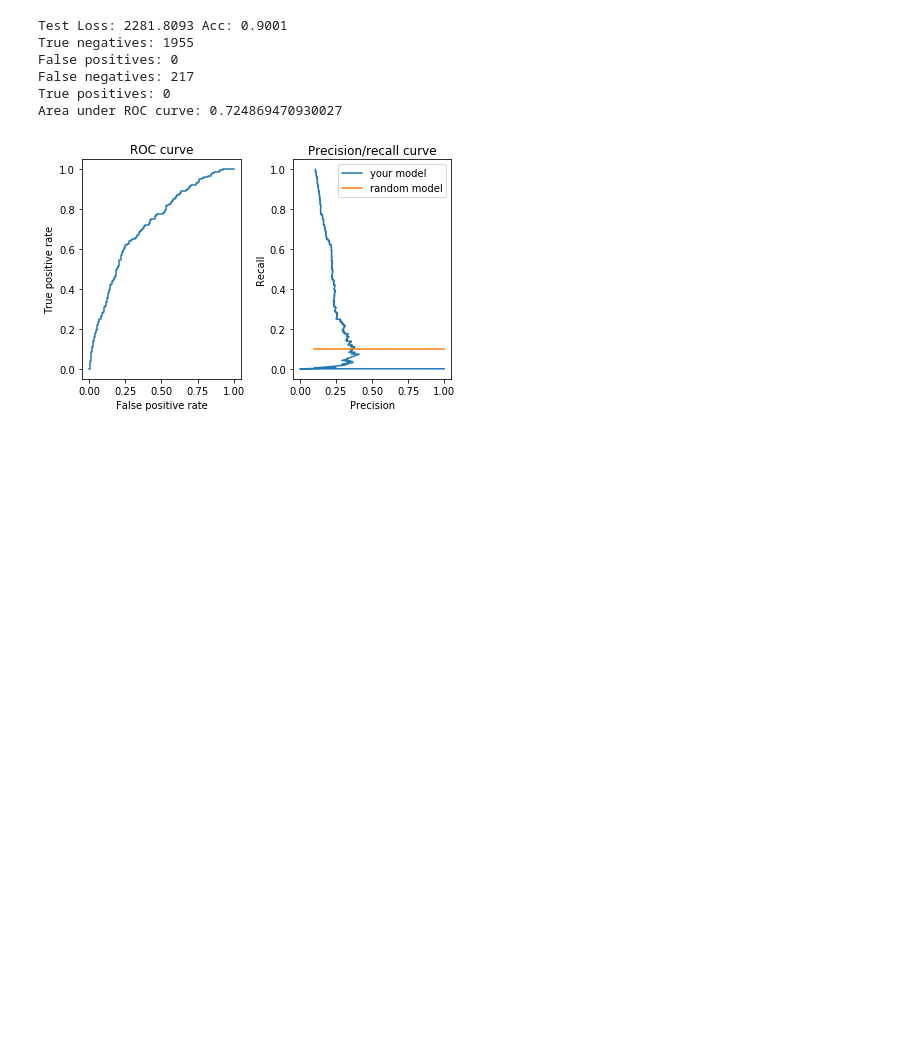
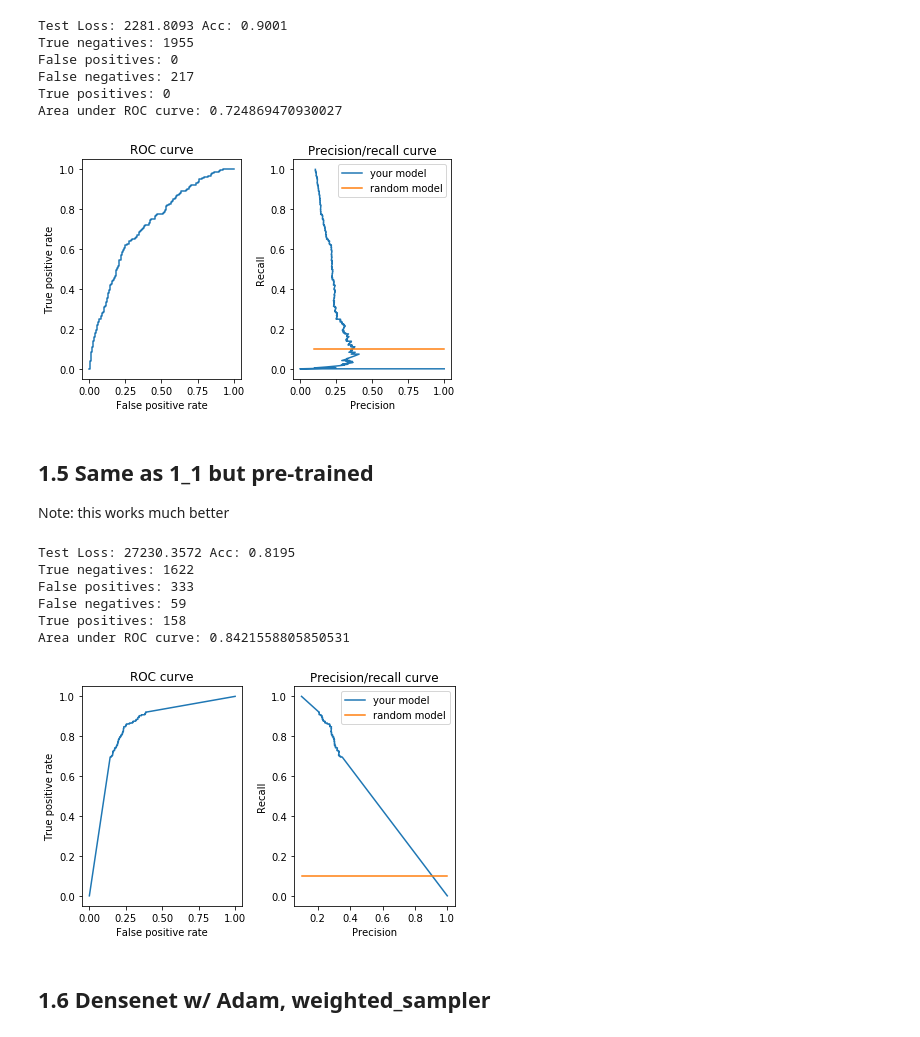
Before and after one commit to EthanSargent/Lesion-Classification, a Jupyter notebook: trainer.ipynb, the cells around one changed output. Cells and saved outputs as stored; diff of their text form; code cells hidden in the pictures; blank space fills up the shorter version.

```diff
--- a/trainer.ipynb
+++ b/trainer.ipynb
@@ -326,0 +409,17 @@ Area under ROC curve: 0.724869470930027
+# %% [markdown]
+## 1.5 Same as 1_1 but pre-trained
+Note: this works much better
+# %%
+model = torch.load('models/1_5.pt')
+all_outputs, all_labels = test_model(model, nn.CrossEntropyLoss())
+summarize(all_outputs, all_labels)
+# %% [output]
+Test Loss: 27230.3572 Acc: 0.8195
+True negatives: 1622
+False positives: 333
+False negatives: 59
+True positives: 158
+Area under ROC curve: 0.8421558805850531
+[figure, added]
+# %% [markdown]
+## 1.6 Densenet w/ Adam, weighted_sampler
```
Also changed, not shown: parts of 34 cells of this notebook, 5 other files.
